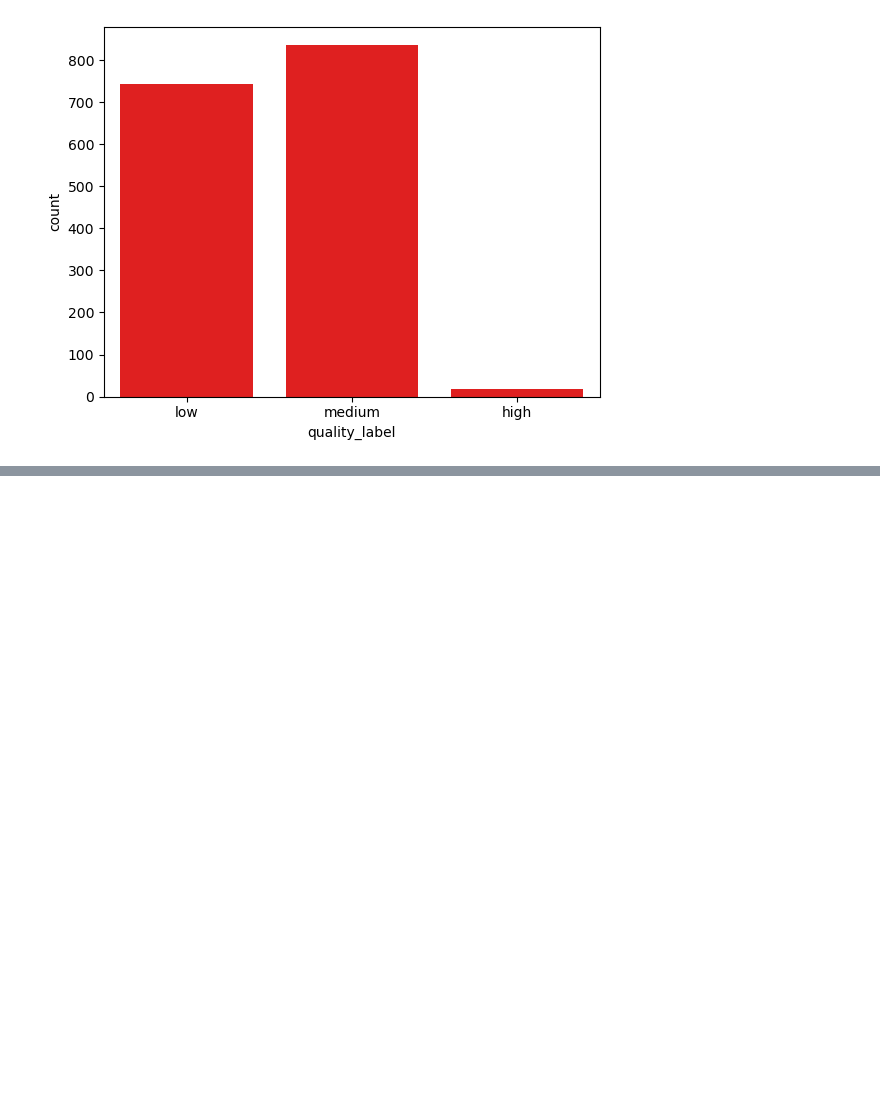
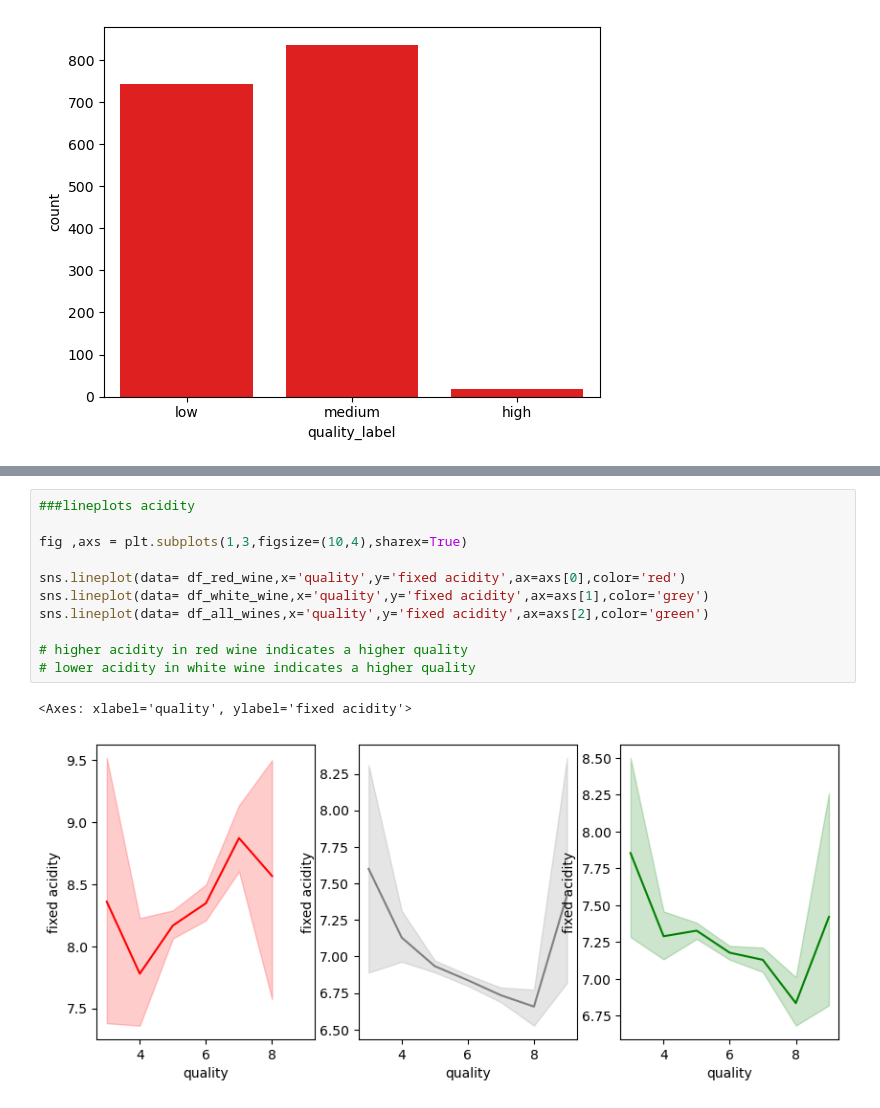
Before and after one commit to DarthCoderLuc/Blue_Berry_Winery, a Jupyter notebook: Blue_Berry_Winery.ipynb, the cells around one changed output, grey strips where cells are left out. Drawn from its saved outputs; the diff is of its cells as text; blank space fills up the shorter version.

```diff
--- a/Blue_Berry_Winery.ipynb
+++ b/Blue_Berry_Winery.ipynb
@@ -254,0 +318,14 @@ sns.lineplot(data= white_whine,x='quality',y='sulphates',ax=axs[1,1],color='red'
+# %%
+###lineplots acidity
+
+fig ,axs = plt.subplots(1,3,figsize=(10,4),sharex=True)
+
+sns.lineplot(data= df_red_wine,x='quality',y='fixed acidity',ax=axs[0],color='red')
+sns.lineplot(data= df_white_wine,x='quality',y='fixed acidity',ax=axs[1],color='grey')
+sns.lineplot(data= df_all_wines,x='quality',y='fixed acidity',ax=axs[2],color='green')
+
+# higher acidity in red wine indicates a higher quality
+# lower acidity in white wine indicates a higher quality
+# %% [output]
+<Axes: xlabel='quality', ylabel='fixed acidity'>
+[figure, added]
```
Also changed, not shown: parts of 23 cells of this notebook.
